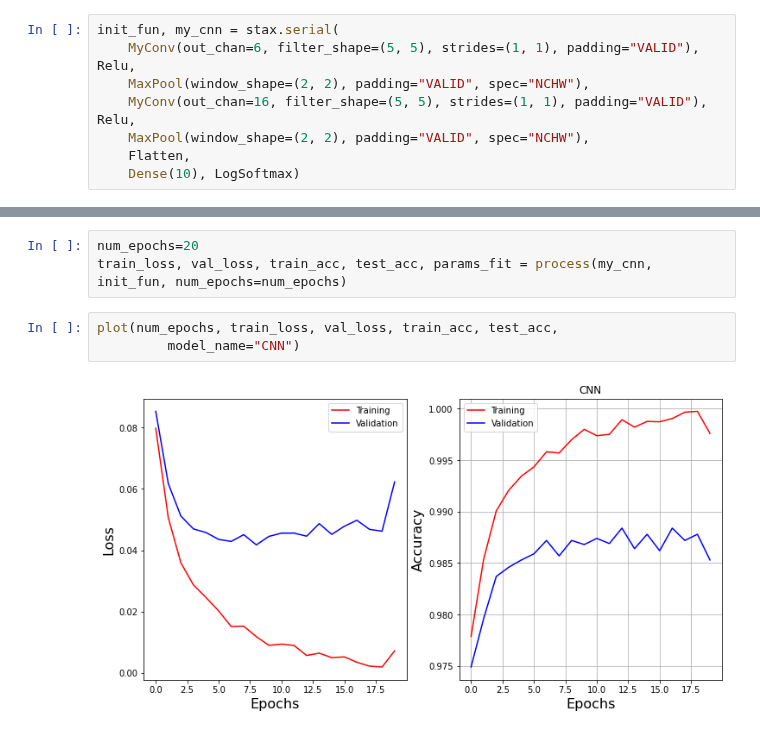
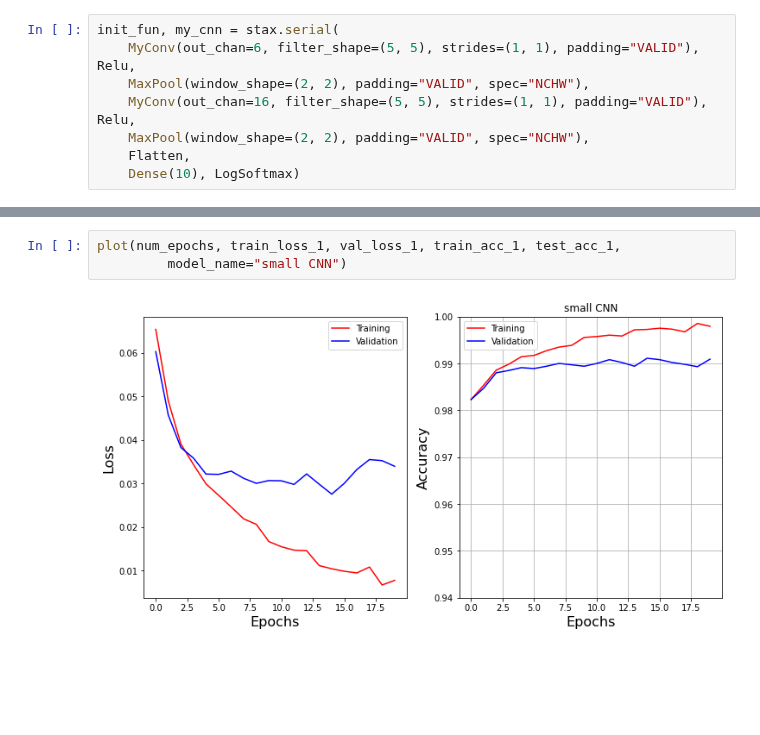
Before and after one commit to jecampagne/ML-toys, a Jupyter notebook: MNIST_whyCNN.ipynb, the cells around one changed output, grey strips where cells are left out. Cells and saved outputs as stored; diff of their text form; blank space fills up the shorter version.

```diff
--- a/MNIST_whyCNN.ipynb
+++ b/MNIST_whyCNN.ipynb
@@ -998,8 +995,5 @@ init_fun, my_cnn = stax.serial(MyConv(32, (5, 5), (2, 2), padding="SAME"),
-# %%
-num_epochs=20
-train_loss, val_loss, train_acc, test_acc, params_fit = process(my_cnn, init_fun, num_epochs=num_epochs)
 # %%
-plot(num_epochs, train_loss, val_loss, train_acc, test_acc,
-         model_name="CNN")
+plot(num_epochs, train_loss_1, val_loss_1, train_acc_1, test_acc_1,
+         model_name="small CNN")
 # %% [output]
-[figure, old version]
+[figure, new version]
```
Also changed, not shown: parts of 22 cells of this notebook.
